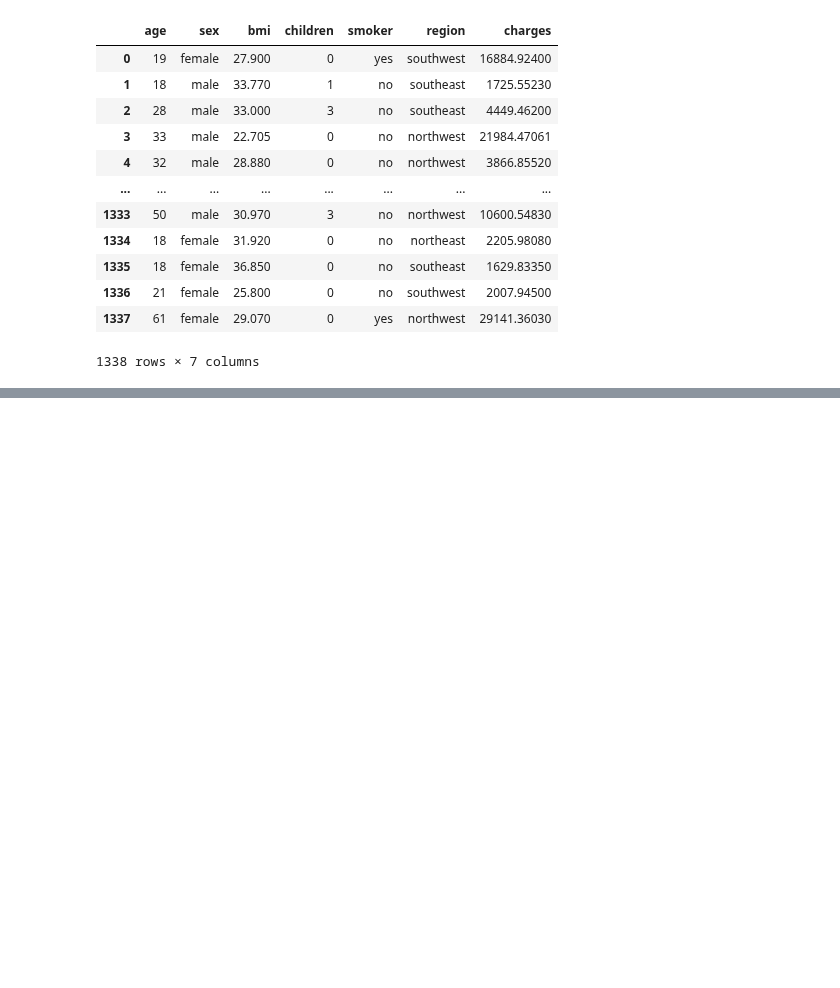
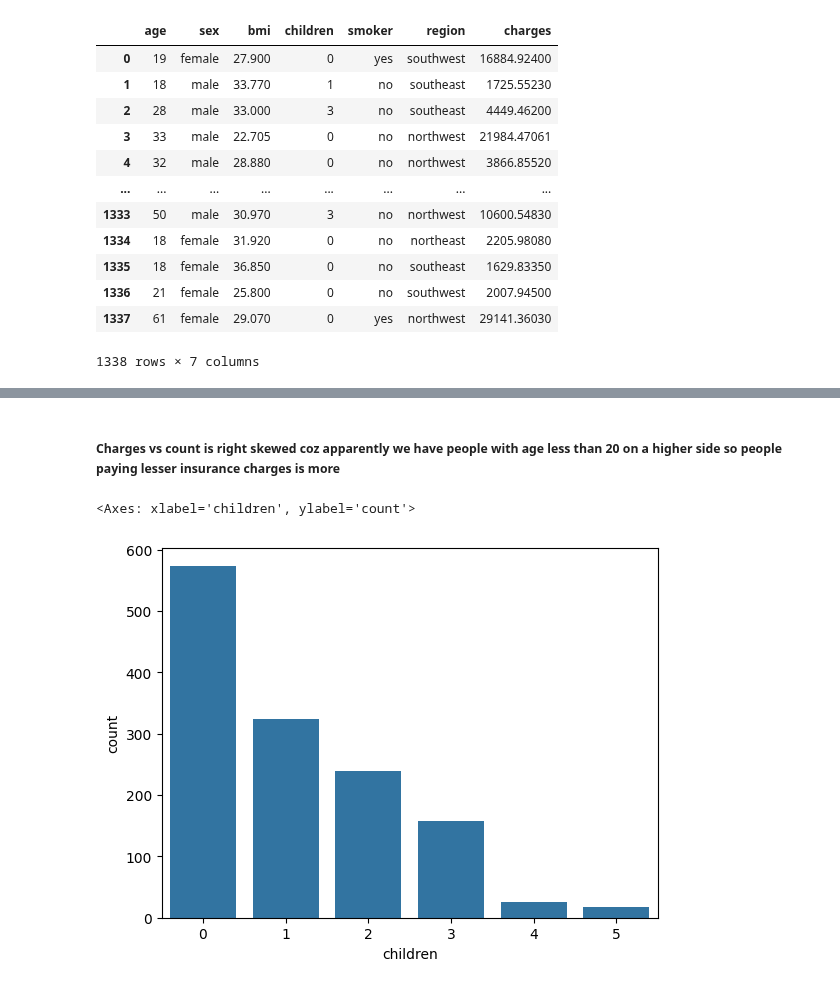
Before and after one commit to Siddhi-S-Thakur/ML_Projects, a Jupyter notebook: Insurance_charges_predictor/predictor.ipynb, the cells around one changed output, grey strips where cells are left out. Drawn from its saved outputs; the diff is of its cells as text; code cells hidden in the pictures; blank space fills up the shorter version.

```diff
--- a/Insurance_charges_predictor/predictor.ipynb
+++ b/Insurance_charges_predictor/predictor.ipynb
@@ -26,0 +84,7 @@ df
+# %% [markdown]
+##### Charges vs count is right skewed coz apparently we have people with age less than 20 on a higher side so people paying lesser insurance charges is more
+# %%
+sns.countplot(x = df['children'])
+# %% [output]
+<Axes: xlabel='children', ylabel='count'>
+[figure, added]
```
Also changed, not shown: parts of 25 cells of this notebook.
